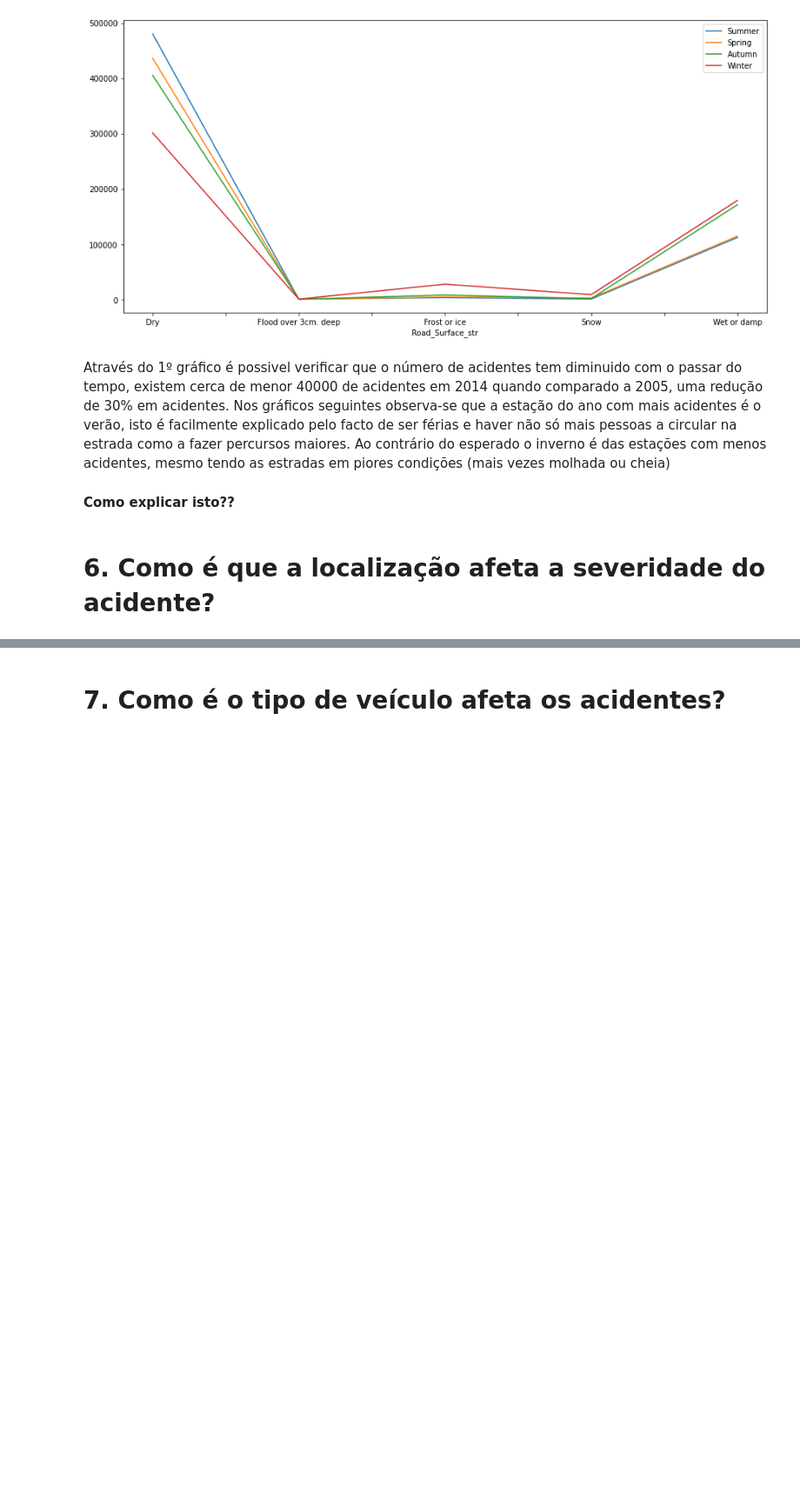
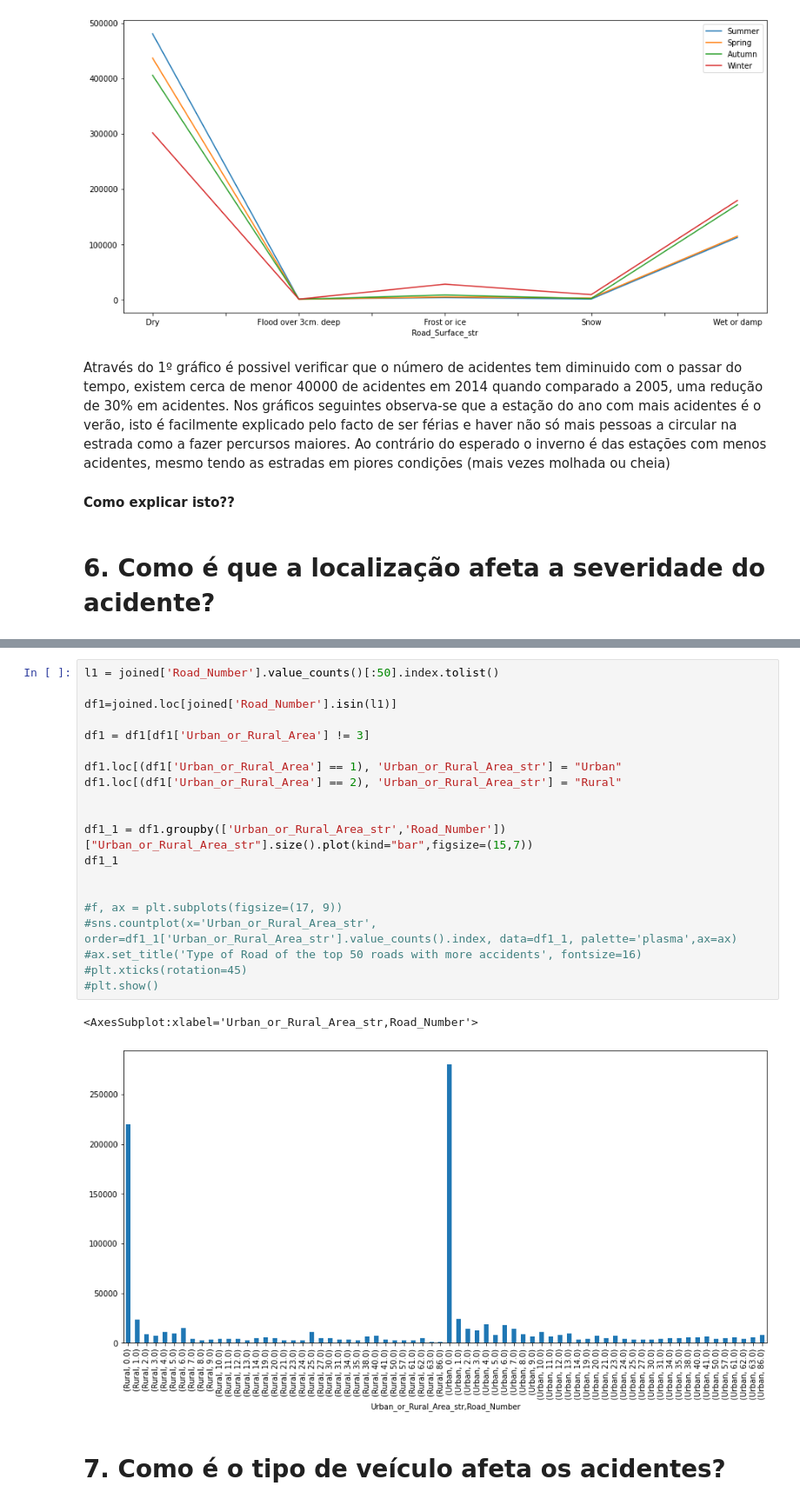
Before and after one commit to JotaCruz20/SGD2, a Jupyter notebook: 2º-Projeto.ipynb, the cells around one changed output, grey strips where cells are left out. Shown at 87% size. Cells and saved outputs as stored; diff of their text form; blank space fills up the shorter version.

```diff
--- a/2º-Projeto.ipynb
+++ b/2º-Projeto.ipynb
@@ -1834,2 +1856,25 @@ Text(2.0, 38.066116747258306, '38.07%')
+# %%
+l1 = joined['Road_Number'].value_counts()[:50].index.tolist()
+
+df1=joined.loc[joined['Road_Number'].isin(l1)]
+
+df1 = df1[df1['Urban_or_Rural_Area'] != 3]
+
+df1.loc[(df1['Urban_or_Rural_Area'] == 1), 'Urban_or_Rural_Area_str'] = "Urban"
+df1.loc[(df1['Urban_or_Rural_Area'] == 2), 'Urban_or_Rural_Area_str'] = "Rural"
+
+
+df1_1 = df1.groupby(['Urban_or_Rural_Area_str','Road_Number'])["Urban_or_Rural_Area_str"].size().plot(kind="bar",figsize=(15,7))
+df1_1
+
+
+#f, ax = plt.subplots(figsize=(17, 9))
+#sns.countplot(x='Urban_or_Rural_Area_str', order=df1_1['Urban_or_Rural_Area_str'].value_counts().index, data=df1_1, palette='plasma',ax=ax)
+#ax.set_title('Type of Road of the top 50 roads with more accidents', fontsize=16)
+#plt.xticks(rotation=45)
+#plt.show()
+# %% [output]
+<AxesSubplot:xlabel='Urban_or_Rural_Area_str,Road_Number'>
+[figure, added]
 # %% [markdown]
 # 7. Como é o tipo de veículo afeta os acidentes?
```
Also changed, not shown: parts of 22 cells of this notebook.
